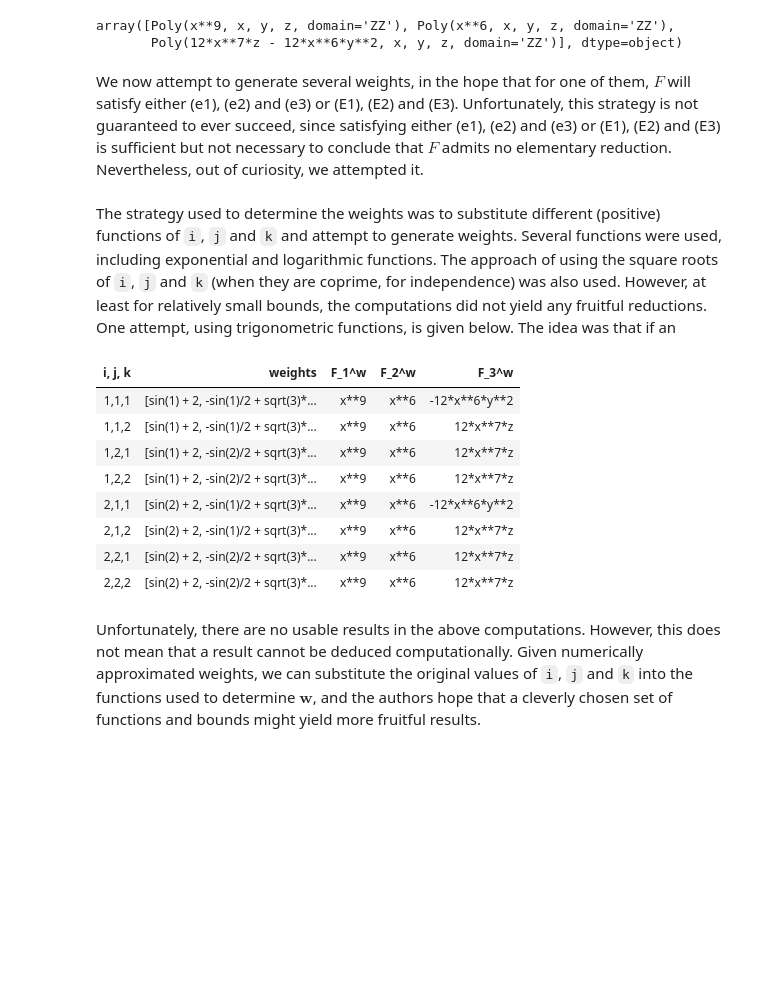
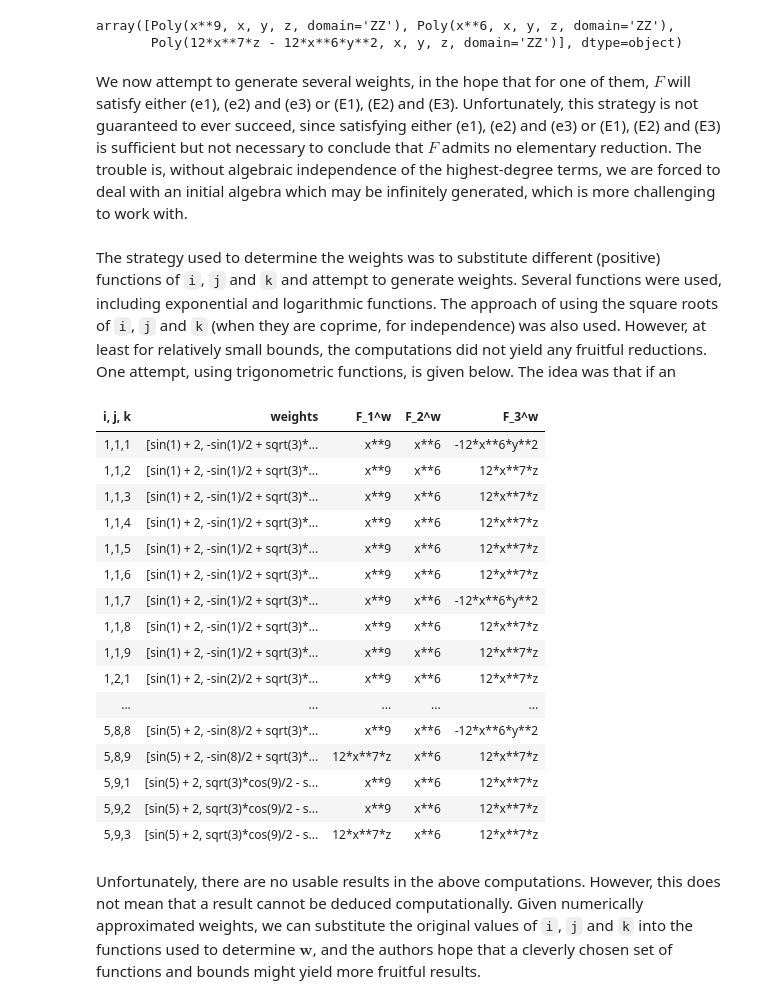
Before and after one commit to thefundamentaltheor3m/SU-Theory-in-python, a Jupyter notebook: Examples/SU_Example.ipynb, the cells around one changed output. Saved outputs shown, nothing was run; the diff lists cells and outputs as text; code cells hidden in the pictures; blank space fills up the shorter version.

```diff
--- a/Examples/SU_Example.ipynb
+++ b/Examples/SU_Example.ipynb
@@ -61,7 +61,7 @@ F.w_terms(w1)
 array([Poly(x**9, x, y, z, domain='ZZ'), Poly(x**6, x, y, z, domain='ZZ'),
        Poly(12*x**7*z - 12*x**6*y**2, x, y, z, domain='ZZ')], dtype=object)
 # %% [markdown]
-We now attempt to generate several weights, in the hope that for one of them, $F$ will satisfy either (e1), (e2) and (e3) or (E1), (E2) and (E3). Unfortunately, this strategy is not guaranteed to ever succeed, since satisfying either (e1), (e2) and (e3) or (E1), (E2) and (E3) is sufficient but not necessary to conclude that $F$ admits no elementary reduction. Nevertheless, out of curiosity, we attempted it.
+We now attempt to generate several weights, in the hope that for one of them, $F$ will satisfy either (e1), (e2) and (e3) or (E1), (E2) and (E3). Unfortunately, this strategy is not guaranteed to ever succeed, since satisfying either (e1), (e2) and (e3) or (E1), (E2) and (E3) is sufficient but not necessary to conclude that $F$ admits no elementary reduction. The trouble is, without algebraic independence of the highest-degree terms, we are forced to deal with an initial algebra which may be infinitely generated, which is more challenging to work with.
 # %%
 import prettytable as pt
 from sympy import sin, cos
@@ -81,17 +81,25 @@ def generate_w_terms(a = 1, b = 4):
                     [f"{i},{j},{k}", str(w.tolist())] + [str(p.as_expr()) for p in w_terms]
                 )
     return op
-# %%
-generate_w_terms(a = 1, b = 3)  # Here, the small bounds are merely for demonstration purposes.
-# %% [output]
-| i, j, k | weights | F_1^w | F_2^w | F_3^w |
-| 1,1,1 | [sin(1) + 2, -sin(1)/2 + sqrt(3)*... | x**9 | x**6 | -12*x**6*y**2 |
-| 1,1,2 | [sin(1) + 2, -sin(1)/2 + sqrt(3)*... | x**9 | x**6 | 12*x**7*z |
-| 1,2,1 | [sin(1) + 2, -sin(2)/2 + sqrt(3)*... | x**9 | x**6 | 12*x**7*z |
-| 1,2,2 | [sin(1) + 2, -sin(2)/2 + sqrt(3)*... | x**9 | x**6 | 12*x**7*z |
-| 2,1,1 | [sin(2) + 2, -sin(1)/2 + sqrt(3)*... | x**9 | x**6 | -12*x**6*y**2 |
-| 2,1,2 | [sin(2) + 2, -sin(1)/2 + sqrt(3)*... | x**9 | x**6 | 12*x**7*z |
-| 2,2,1 | [sin(2) + 2, -sin(2)/2 + sqrt(3)*... | x**9 | x**6 | 12*x**7*z |
-| 2,2,2 | [sin(2) + 2, -sin(2)/2 + sqrt(3)*... | x**9 | x**6 | 12*x**7*z |
+# %%
+generate_w_terms(a = 1, b = 10)
+# %% [output]
+| i, j, k | weights | F_1^w | F_2^w | F_3^w |
+| 1,1,1 | [sin(1) + 2, -sin(1)/2 + sqrt(3)*... | x**9 | x**6 | -12*x**6*y**2 |
+| 1,1,2 | [sin(1) + 2, -sin(1)/2 + sqrt(3)*... | x**9 | x**6 | 12*x**7*z |
+| 1,1,3 | [sin(1) + 2, -sin(1)/2 + sqrt(3)*... | x**9 | x**6 | 12*x**7*z |
+| 1,1,4 | [sin(1) + 2, -sin(1)/2 + sqrt(3)*... | x**9 | x**6 | 12*x**7*z |
+| 1,1,5 | [sin(1) + 2, -sin(1)/2 + sqrt(3)*... | x**9 | x**6 | 12*x**7*z |
+| 1,1,6 | [sin(1) + 2, -sin(1)/2 + sqrt(3)*... | x**9 | x**6 | 12*x**7*z |
+| 1,1,7 | [sin(1) + 2, -sin(1)/2 + sqrt(3)*... | x**9 | x**6 | -12*x**6*y**2 |
+| 1,1,8 | [sin(1) + 2, -sin(1)/2 + sqrt(3)*... | x**9 | x**6 | 12*x**7*z |
+| 1,1,9 | [sin(1) + 2, -sin(1)/2 + sqrt(3)*... | x**9 | x**6 | 12*x**7*z |
+| 1,2,1 | [sin(1) + 2, -sin(2)/2 + sqrt(3)*... | x**9 | x**6 | 12*x**7*z |
+| ... | ... | ... | ... | ... |
+| 5,8,8 | [sin(5) + 2, -sin(8)/2 + sqrt(3)*... | x**9 | x**6 | -12*x**6*y**2 |
+| 5,8,9 | [sin(5) + 2, -sin(8)/2 + sqrt(3)*... | 12*x**7*z | x**6 | 12*x**7*z |
+| 5,9,1 | [sin(5) + 2, sqrt(3)*cos(9)/2 - s... | x**9 | x**6 | 12*x**7*z |
+| 5,9,2 | [sin(5) + 2, sqrt(3)*cos(9)/2 - s... | x**9 | x**6 | 12*x**7*z |
+| 5,9,3 | [sin(5) + 2, sqrt(3)*cos(9)/2 - s... | 12*x**7*z | x**6 | 12*x**7*z |
 # %% [markdown]
 Unfortunately, there are no usable results in the above computations. However, this does not mean that a result cannot be deduced computationally. Given numerically approximated weights, we can substitute the original values of `i`, `j` and `k` into the functions used to determine $\mathbf{w}$, and the authors hope that a cleverly chosen set of functions and bounds might yield more fruitful results.
```
